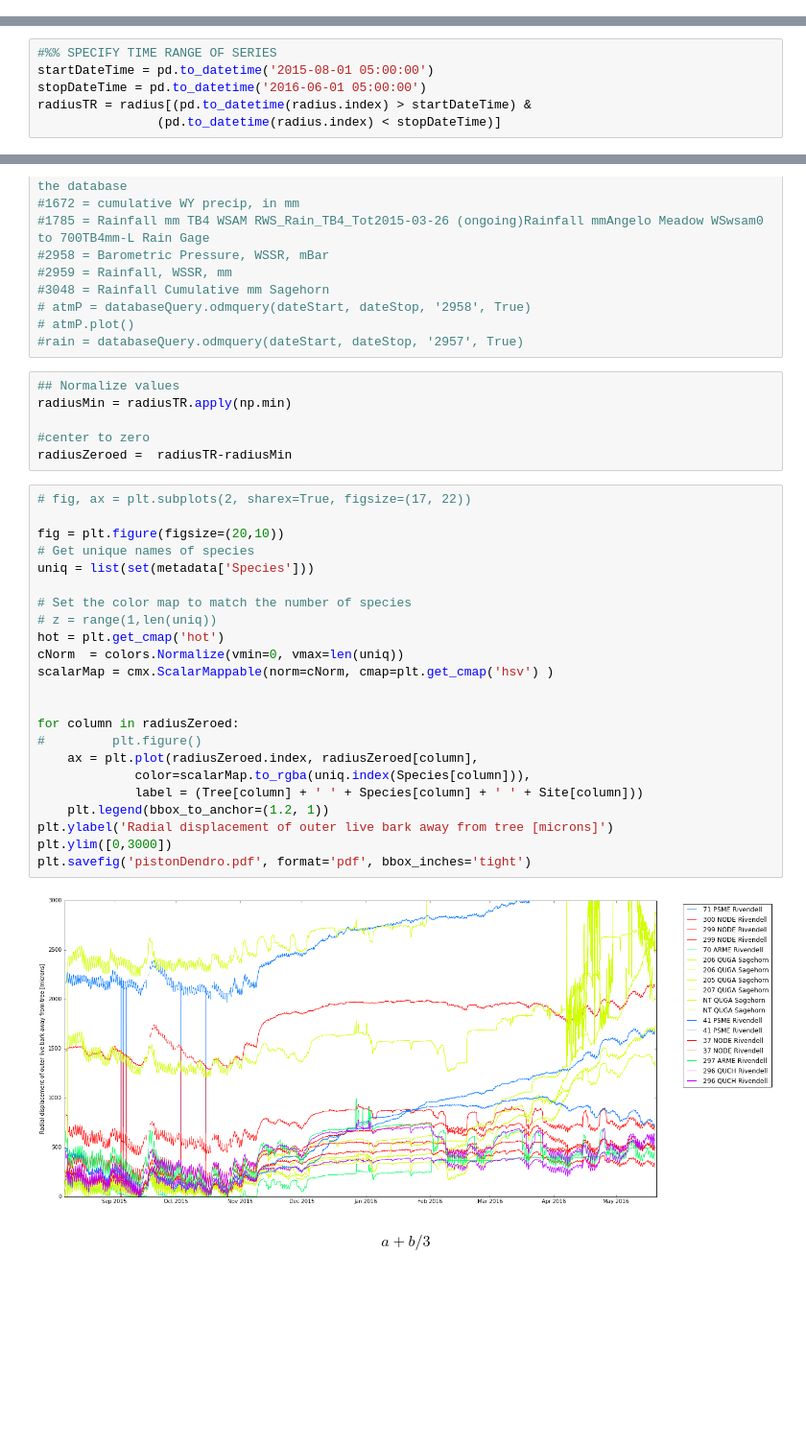
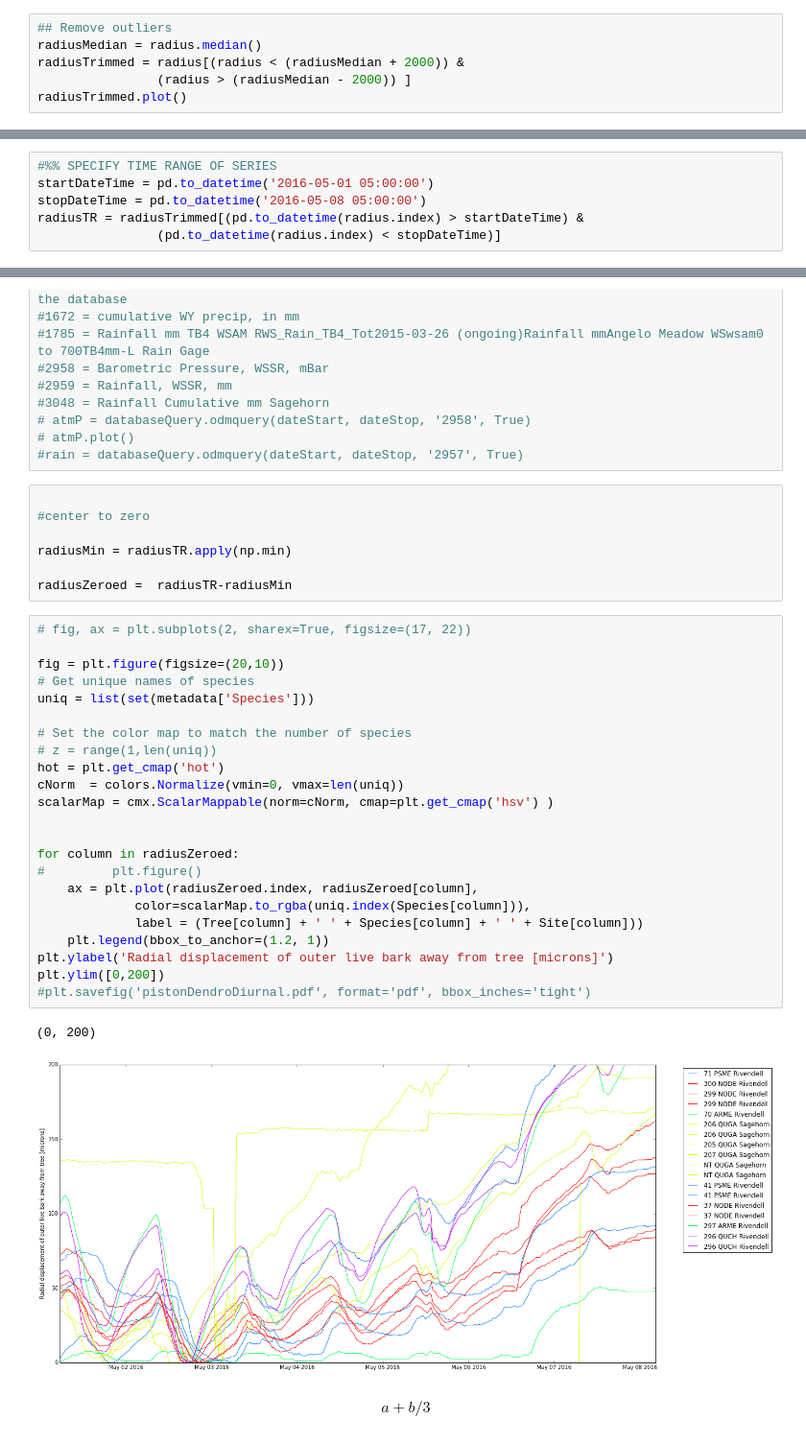
Before and after one commit to jessehahm/Piston-Dendrometer, a Jupyter notebook: Piston Dendrometer.ipynb, the cells around one changed output, grey strips where cells are left out. Shown at 96% size. Saved outputs shown, nothing was run; the diff lists cells and outputs as text; blank space fills up the shorter version.

Commit message:
new outlier trim method

```diff
--- a/Piston Dendrometer.ipynb
+++ b/Piston Dendrometer.ipynb
@@ -56,0 +62,6 @@ metadata.head()
+# %%
+## Remove outliers
+radiusMedian = radius.median()
+radiusTrimmed = radius[(radius < (radiusMedian + 2000)) &
+                (radius > (radiusMedian - 2000)) ]
+radiusTrimmed.plot()
@@ -57,8 +71,8 @@ metadata.head()
 # %%
 #%% SPECIFY TIME RANGE OF SERIES
-startDateTime = pd.to_datetime('2015-08-01 05:00:00')
-stopDateTime = pd.to_datetime('2016-06-01 05:00:00')
-radiusTR = radius[(pd.to_datetime(radius.index) > startDateTime) &
+startDateTime = pd.to_datetime('2016-05-01 05:00:00')
+stopDateTime = pd.to_datetime('2016-05-08 05:00:00')
+radiusTR = radiusTrimmed[(pd.to_datetime(radius.index) > startDateTime) &
                 (pd.to_datetime(radius.index) < stopDateTime)]
 # %%
 ## Import from mySQL database
@@ -76,35 +90,37 @@ dateStop =  str(stopDateTime.year) + '-' + str(stopDateTime.month) + '-' + str(s
 # atmP.plot()
 #rain = databaseQuery.odmquery(dateStart, dateStop, '2957', True)
 # %%
-## Normalize values
+
+#center to zero
+
 radiusMin = radiusTR.apply(np.min)
 
-#center to zero
 radiusZeroed =  radiusTR-radiusMin
 # %%
 # fig, ax = plt.subplots(2, sharex=True, figsize=(17, 22))
 
 fig = plt.figure(figsize=(20,10))
 # Get unique names of species
 uniq = list(set(metadata['Species']))
 
 # Set the color map to match the number of species
 # z = range(1,len(uniq))
 hot = plt.get_cmap('hot')
 cNorm  = colors.Normalize(vmin=0, vmax=len(uniq))
 scalarMap = cmx.ScalarMappable(norm=cNorm, cmap=plt.get_cmap('hsv') )
 
 
 for column in radiusZeroed:
 #         plt.figure()
     ax = plt.plot(radiusZeroed.index, radiusZeroed[column],
              color=scalarMap.to_rgba(uniq.index(Species[column])),
              label = (Tree[column] + ' ' + Species[column] + ' ' + Site[column]))
     plt.legend(bbox_to_anchor=(1.2, 1))
 plt.ylabel('Radial displacement of outer live bark away from tree [microns]')
-plt.ylim([0,3000])
-plt.savefig('pistonDendro.pdf', format='pdf', bbox_inches='tight')
+plt.ylim([0,200])
+#plt.savefig('pistonDendroDiurnal.pdf', format='pdf', bbox_inches='tight')
 # %% [output]
+(0, 200)
-[figure, old version]
+[figure, new version]
 # %% [markdown]
 $$a + b / 3$$
```
Also changed, not shown: parts of 2 cells of this notebook, 4 other files.
